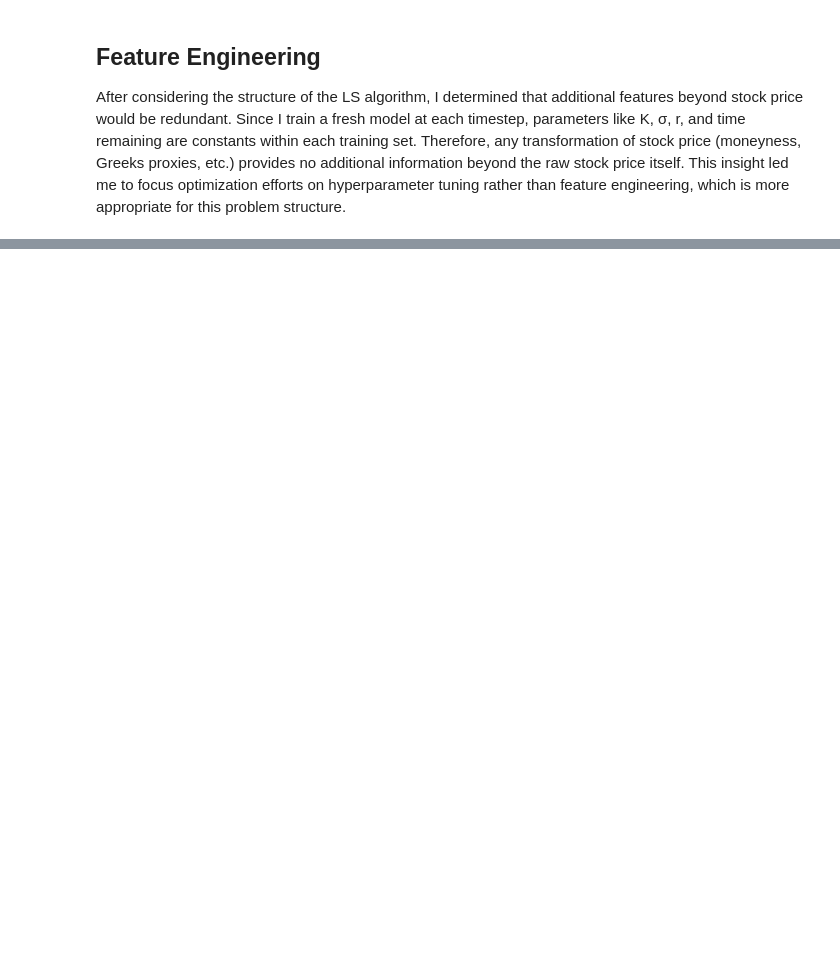
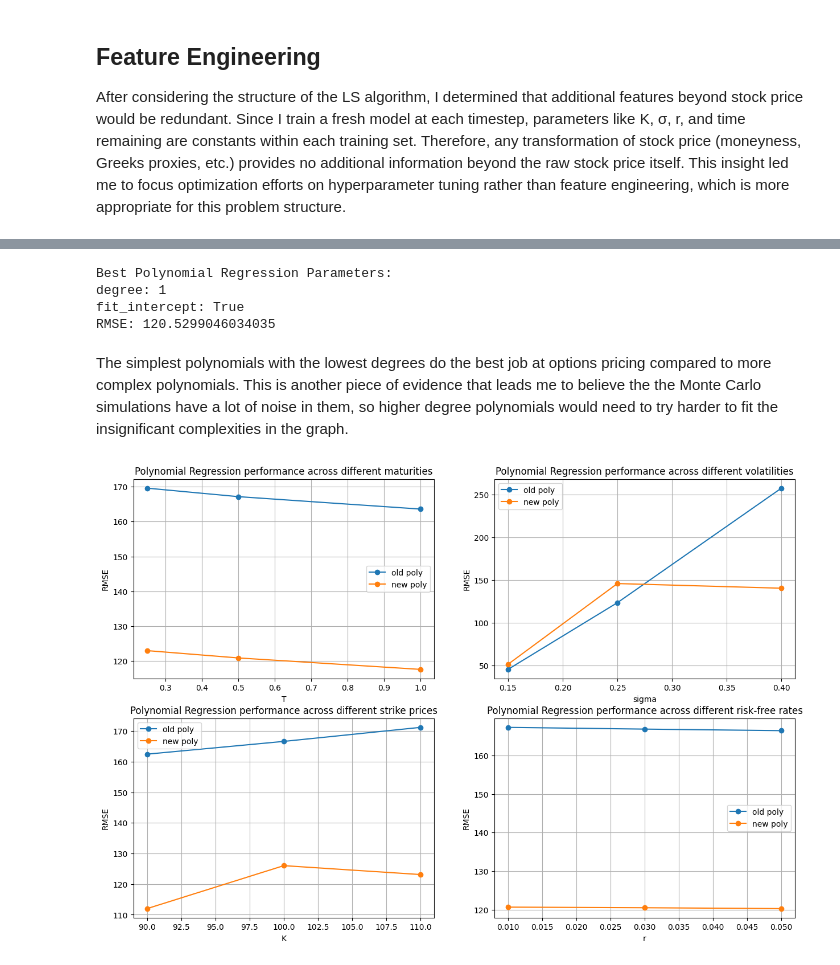
Before and after one commit to akhan531/Monte-Carlo-Option-Pricing-Engine, a Jupyter notebook: notebook.ipynb, the cells around one changed output, grey strips where cells are left out. Cells and saved outputs as stored; diff of their text form; code cells hidden in the pictures; blank space fills up the shorter version.

```diff
--- a/notebook.ipynb
+++ b/notebook.ipynb
@@ -446,0 +966,7 @@ print(RMSE(rf_prices['Absolute Error']))
+# %%
+print("Best Random Forest Parameters:")
+for i,p in enumerate(rf_param_grid.keys()):
+    print(str(p) + ": " + str(best_rf_params[i]))
+print('RMSE: ' + str(min_rf_RMSE) + '\n')
+
+best_rf_prices.to_csv('best_rf_prices.csv')
@@ -480,0 +1029,5 @@ plt.show()"""
+# %%
+poly_param_grid = {
+    'degree': [1, 2, 3, 4, 5, 6, 7, 8, 9, 10],
+    'fit_intercept': [True]
+}
@@ -480,0 +1164,50 @@ plt.show()"""
+# %%
+print("Best Polynomial Regression Parameters:")
+for i,p in enumerate(poly_param_grid.keys()):
+    print(str(p) + ": " + str(best_poly_params[i]))
+print('RMSE: ' + str(min_poly_RMSE) + '\n')
+
+best_poly_prices.to_csv('best_poly_prices.csv')
+# %% [output]
+Best Polynomial Regression Parameters:
+degree: 1
+fit_intercept: True
+RMSE: 120.5299046034035
+# %% [markdown]
+The simplest polynomials with the lowest degrees do the best job at options pricing compared to more complex polynomials. This is another piece of evidence that leads me to believe the the Monte Carlo simulations have a lot of noise in them, so higher degree polynomials would need to try harder to fit the insignificant complexities in the graph.
+# %%
+fig, axes = plt.subplots(2, 2, figsize=(15, 10))
+axes = axes.flatten()
+
+parameters = [test_T, test_sigma, test_K, test_r]
+param_names = {'T': "maturities", 'sigma': "volatilities", 'K': "strike prices", 'r': "risk-free rates"}
+i = 0
+
+for metric, met_name in zip(parameters, param_names.keys()):
+    model_data = option_prices[option_prices['model'] == 'poly']
+    x = metric[:]
+    abs_error_data = []
+    for m in metric:
+        insert = model_data[model_data[met_name] == m]['Absolute Error']
+        abs_error_data.append(insert)
+    y = [RMSE(data) for data in abs_error_data]
+    axes[i].plot(x, y, label='old poly', marker='o')
+
+    x = metric[:]
+    abs_error_data = []
+    for m in metric:
+        insert = best_poly_prices[best_poly_prices[met_name] == m]['Absolute Error']
+        abs_error_data.append(insert)
+    y = [RMSE(data) for data in abs_error_data]
+    axes[i].plot(x, y, label='new poly', marker='o')
+
+    axes[i].set_xlabel(met_name)
+    axes[i].set_ylabel('RMSE')
+    axes[i].set_title('Polynomial Regression performance across different ' + param_names[met_name])
+    axes[i].legend()
+    axes[i].grid(True)
+    i+=1
+
+plt.show()
+# %% [output]
+[figure, added]
```
Also changed, not shown: parts of 44 cells of this notebook.
